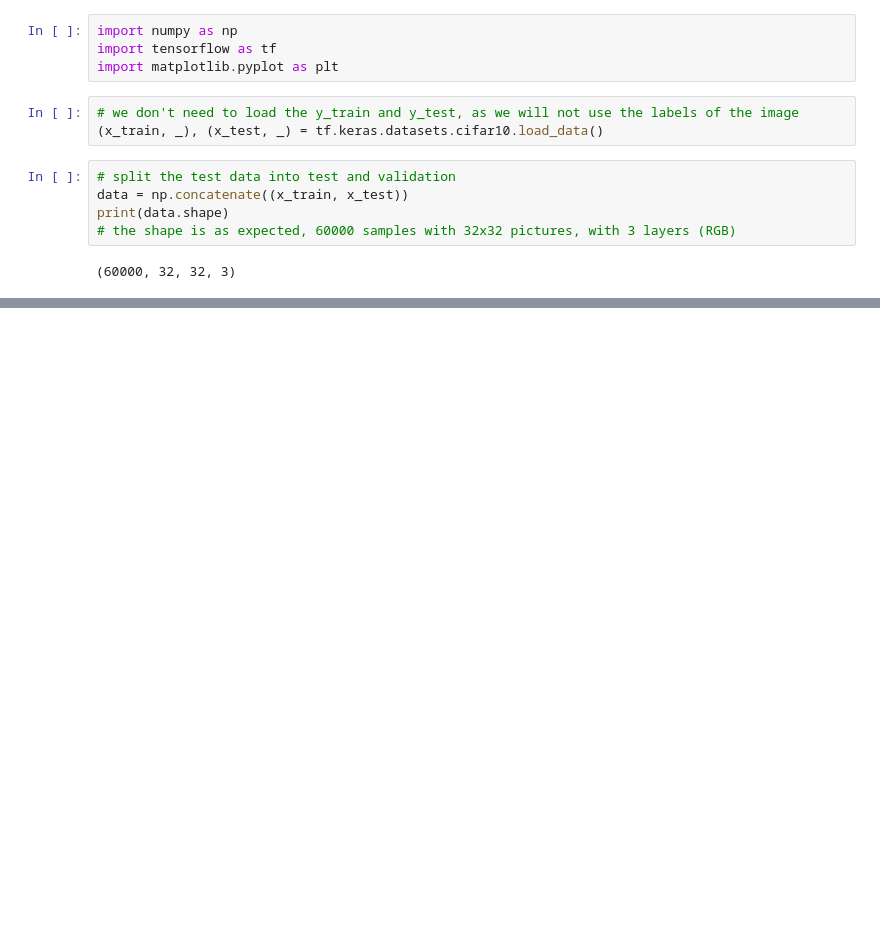
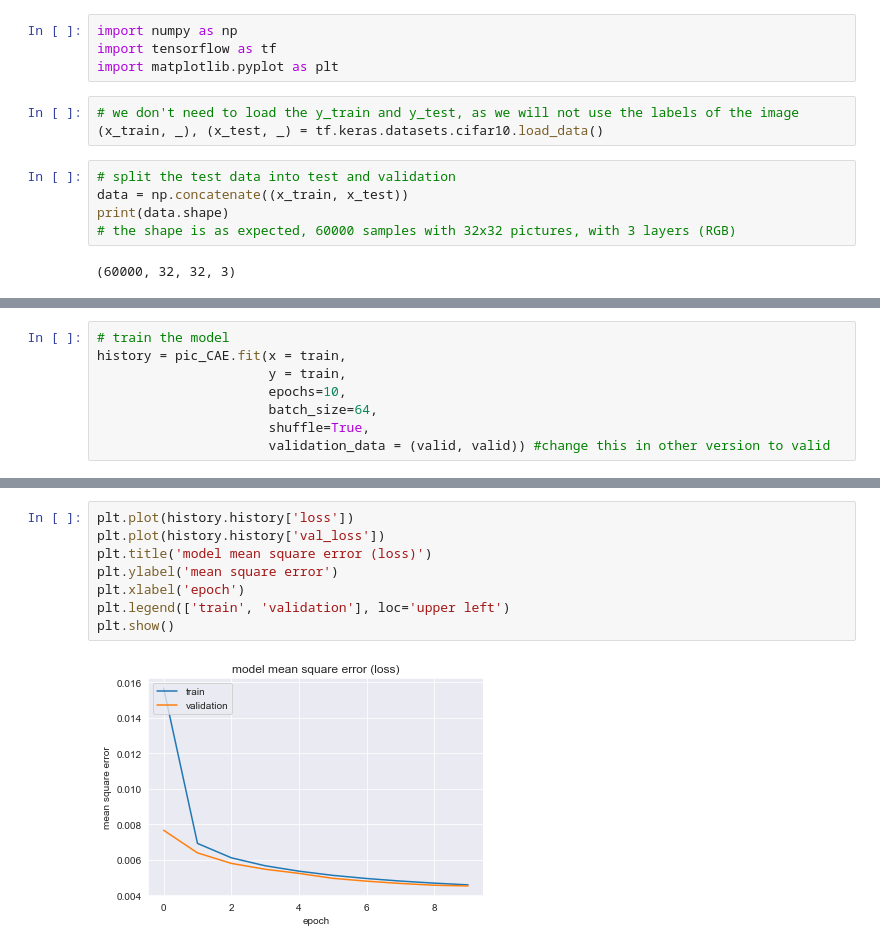
Before and after one commit to SimonJasansky/ACML, a Jupyter notebook: assignment_2/ACML_assignment_2.ipynb, the cells around one changed output, grey strips where cells are left out. Drawn from its saved outputs; the diff is of its cells as text; blank space fills up the shorter version.

```diff
--- a/assignment_2/ACML_assignment_2.ipynb
+++ b/assignment_2/ACML_assignment_2.ipynb
@@ -129,3 +113,11 @@ Total params: 4,911
 Trainable params: 4,911
 Non-trainable params: 0
 _________________________________________________________________
+# %%
+# train the model
+history = pic_CAE.fit(x = train,
+                      y = train,
+                      epochs=10,
+                      batch_size=64,
+                      shuffle=True,
+                      validation_data = (valid, valid)) #change this in other version to valid
@@ -131,0 +145,10 @@ _________________________________________________________________
+# %%
+plt.plot(history.history['loss'])
+plt.plot(history.history['val_loss'])
+plt.title('model mean square error (loss)')
+plt.ylabel('mean square error')
+plt.xlabel('epoch')
+plt.legend(['train', 'validation'], loc='upper left')
+plt.show()
+# %% [output]
+[figure, added]
```
Also changed, not shown: parts of 31 cells of this notebook.
